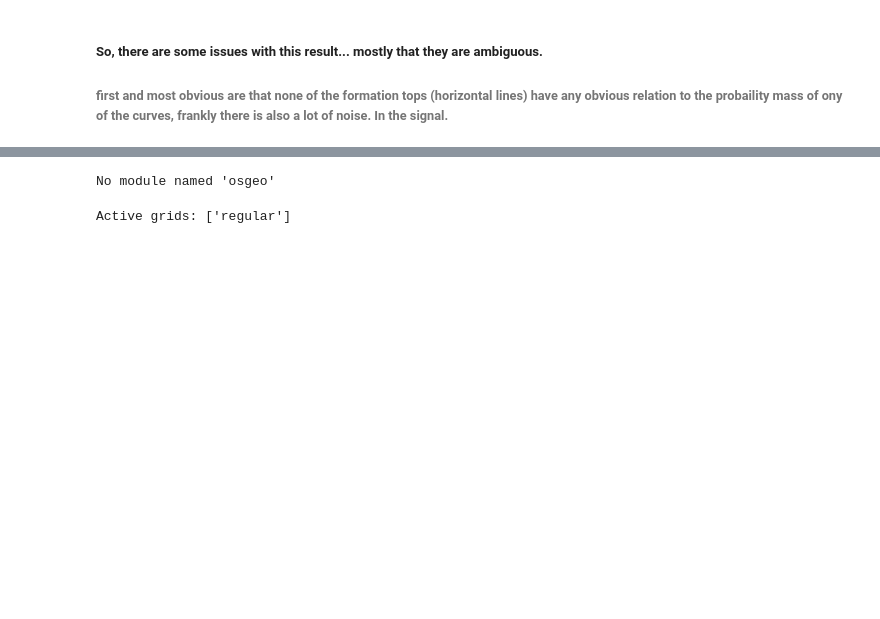
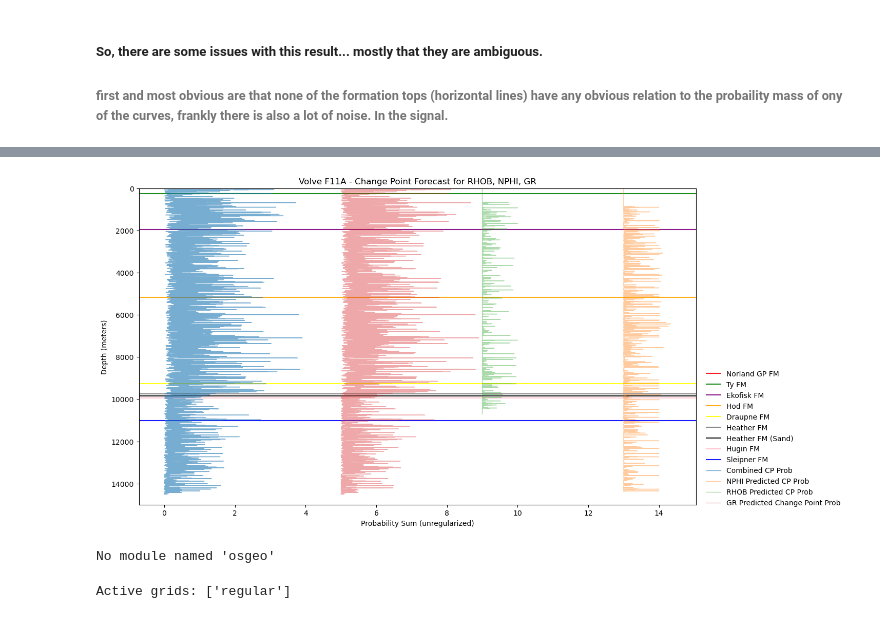
Before and after one commit to phasyn8/different_bayes, a Jupyter notebook: notebooks/demonstrations/Demonstration_Probabilistic.ipynb, the cells around one changed output, grey strips where cells are left out. Cells and saved outputs as stored; diff of their text form; code cells hidden in the pictures; blank space fills up the shorter version.

```diff
--- a/notebooks/demonstrations/Demonstration_Probabilistic.ipynb
+++ b/notebooks/demonstrations/Demonstration_Probabilistic.ipynb
@@ -824,3 +887,41 @@ No module named 'osgeo'
+# %%
+
+#cmap = mpl.colormaps['']
+fig, ax = plt.subplots(1, figsize=(14,8))
+#plt.figure(figsize=(10,15))
+ax.set_ylim((15000,0))
+#ax.set_xlim(25)
+f11A_top10 = f11A_tops #25400
+k=0
+for i in f11A_top10:
+    ax.axhline(i, alpha=0.9, color=f11A_color[k], label=f11A_FM[k], linewidth=1.5)
+    #print(k)
+    k=k+1
+ax.plot(np.sum(f11A_probmatrix, axis=1), np.arange(len(f11A_probmatrix)), linewidth=1, alpha=.6, label='Combined CP Prob' )
+ax.plot(np.sum(f11A_probmatrixNPHI, axis=1)+13, np.arange(len(f11A_probmatrixNPHI)), linewidth=1, alpha=.4, label = 'NPHI Predicted CP Prob' )
+ax.plot(np.sum(f11A_probmatrixRHOB, axis=1)+9, np.arange(len(f11A_probmatrixRHOB)), linewidth=1, alpha=.4, label = 'RHOB Predicted CP Prob' )
+#ax.plot(np.sum(f11A_probmatrixPEF, axis=1)+7.6, np.arange(len(f11A_probmatrixPEF)), linewidth=1, alpha=.6, label='PEF Predicted CP Prob')
+ax.plot(np.sum(f11A_probmatrixGR, axis=1)+5, np.arange(len(f11A_probmatrixGR)), linewidth=1, alpha=.4, label = 'GR Predicted Change Point Prob' )
+#ax.plot(f11A_gr*3, np.arange(len(f11A_gr)) , linewidth=1, alpha=.6, label='GR f11A')
+#ax.plot(f11A_pef*3+ +7, np.arange(len(f11A_pef)) , linewidth=1, alpha=.6, label='GR f11A')
+#ax.plot(f11A_nphi*3, np.arange(len(f11A_nphi)) , linewidth=1, alpha=.6, label='GR f11A')
+#ax.plot(f11A_rhob*3, np.arange(len(f11A_rhob)) , linewidth=1, alpha=.6, label='GR f11A')
+#ax.plot(np.sum(f11A_all_prob, axis=1)-3, np.arange(len(f11A_all_prob)), linewidth=1, alpha=0.7, label='f11A Combined Prob')
+#f11A_GR = (cp_Comp.normalize_array(wtool.replace_nans(df_f11A['GR'].to_numpy(), method='global_average'), 0.1 ,0.1))
+#f11A_y = np.arange(len(f11A_GR))
+#ax.plot(f11A_GR-1.5, f11A_y, linewidth=1, label='F11A GR log')
+#maxx = len(df_f11A)
+
+plt.title('Volve F11A - Change Point Forecast for RHOB, NPHI, GR')
+#f11A_top10
+#cmap = plt.colormaps('turbo')
+ax.set_xlabel('Probability Sum (unregularized)')
+ax.set_ylabel('Depth (meters)')
+
+fig.legend(loc='center right', frameon=False, bbox_to_anchor=(.11, 0.22, 1., .102),)
+fig.savefig('Small100dp_changepoint_high_thresh.svg')
+# %% [output]
+[figure, added]
 # %%
 import gempy as gp
 import numpy as np
```
Also changed, not shown: parts of 20 cells of this notebook, 15 other files.
